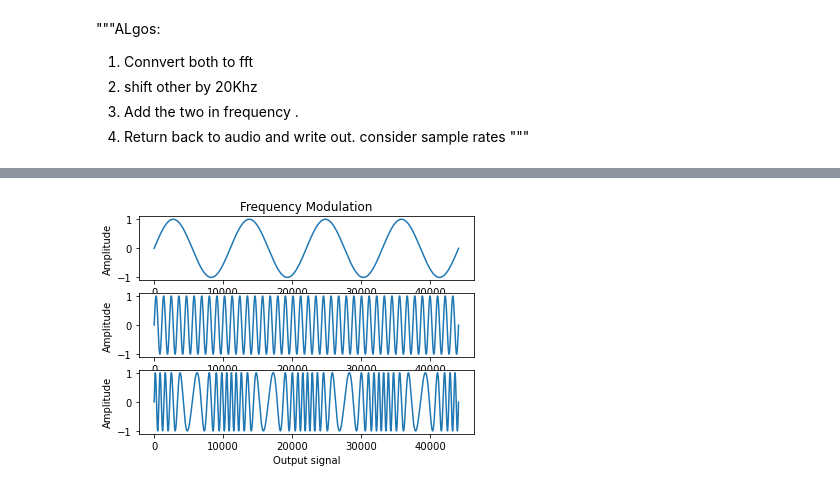
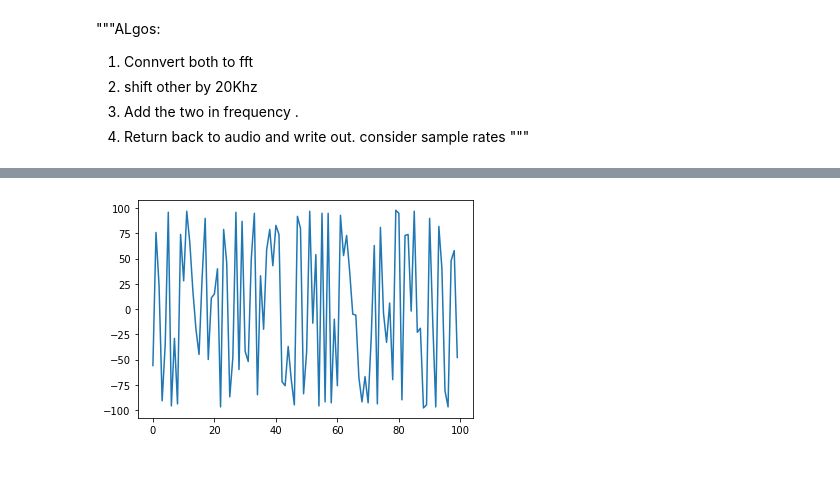
Before and after one commit to Shingirai98/Audio-Steganogrophy-Decoder, a Jupyter notebook: YODA Audio Steganography.ipynb, the cells around one changed output, grey strips where cells are left out. Saved outputs shown, nothing was run; the diff lists cells and outputs as text; code cells hidden in the pictures.

```diff
--- a/YODA Audio Steganography.ipynb
+++ b/YODA Audio Steganography.ipynb
@@ -395,11 +355,59 @@ def main():
     modulated_d1 = modulate(data1, rate1)
     modulated_d1.resize(data.shape)
     final = data + modulated_d1
-    wav.write(filename="./mod1.wav", rate=rate, data=final)#data[:,1])
+    #wav.write(filename="./mod1.wav", rate=rate, data=final)#data[:,1])
+    #wav.write(filename="./modedVader.wav", rate=rate, data=modulated_d1)#data[:,1])
+    return final, rate1
 
 
-main()
+final, sample = main()
-# %%
-def HPF(data, rate):
-# %% [output]
-[figure, removed]
+# %%
+import matplotlib.pyplot as plt
+from scipy import signal
+from scipy.io import wavfile as wav
+import numpy as np
+from scipy.fftpack import rfft, irfft, fft, ifft, fftfreq
+
+def HPF(data, rate):
+    #t = np.linspace(0, 1, 1000, False)  # 1 second
+    t = np.arange(data.size)
+    #sig = np.sin(2*np.pi*10*t) + np.sin(2*np.pi*20*t)
+    sig=data
+
+
+    plot1 = plt.figure(1)
+    plt.plot([i for i in range(data[2000:2100].size)], data[2000:2100])
+
+
+#     fig, (ax1, ax2) = plt.subplots(2, 1, sharex=True)
+#     ax1.plot(t, sig)
+#     ax1.set_title('ModulatedSecretSignal + OGAudio <20kHz + >20kHz')
+#     ax1.axis([0, 1, -2, 2])
+#     print(sig)
+
+    #Design a digital high-pass filter at 15 Hz to remove the 10 Hz tone, and apply it to the signal. (It’s recommended to use second-order sections format when filtering, to avoid numerical error with transfer function (ba) format):
+
+    sos = signal.butter(10, 11020, 'hp', fs=rate, output='sos')
+    filtered = signal.sosfilt(sos, sig)
+#     r0 = rfft(data)
+#     r1 = rfft(filtered)
+#     print(r0)
+#     print(r0.shape)
+#     plot3 = plt.figure(3)
+#     plt.plot(fftfreq(r0.shape[0]), r0)
+
+#     plot4 = plt.figure(4)
+#     plt.plot(fftfreq(r1.shape[0]), r1)
+
+#     ax2.plot(t, filtered)
+#     ax2.set_title('After 15 Hz high-pass filter')
+#     ax2.axis([0, 1, -2, 2])
+#     ax2.set_xlabel('Time [seconds]')
+#     plt.tight_layout()
+    plt.show()
+    return filtered.astype(data.dtype)
+
+filtered = HPF(final,sample)
+wav.write(filename="./filtered.wav", rate=sample, data=filtered)
+# %% [output]
+[figure, added]
```
Also changed, not shown: parts of 4 cells of this notebook.
